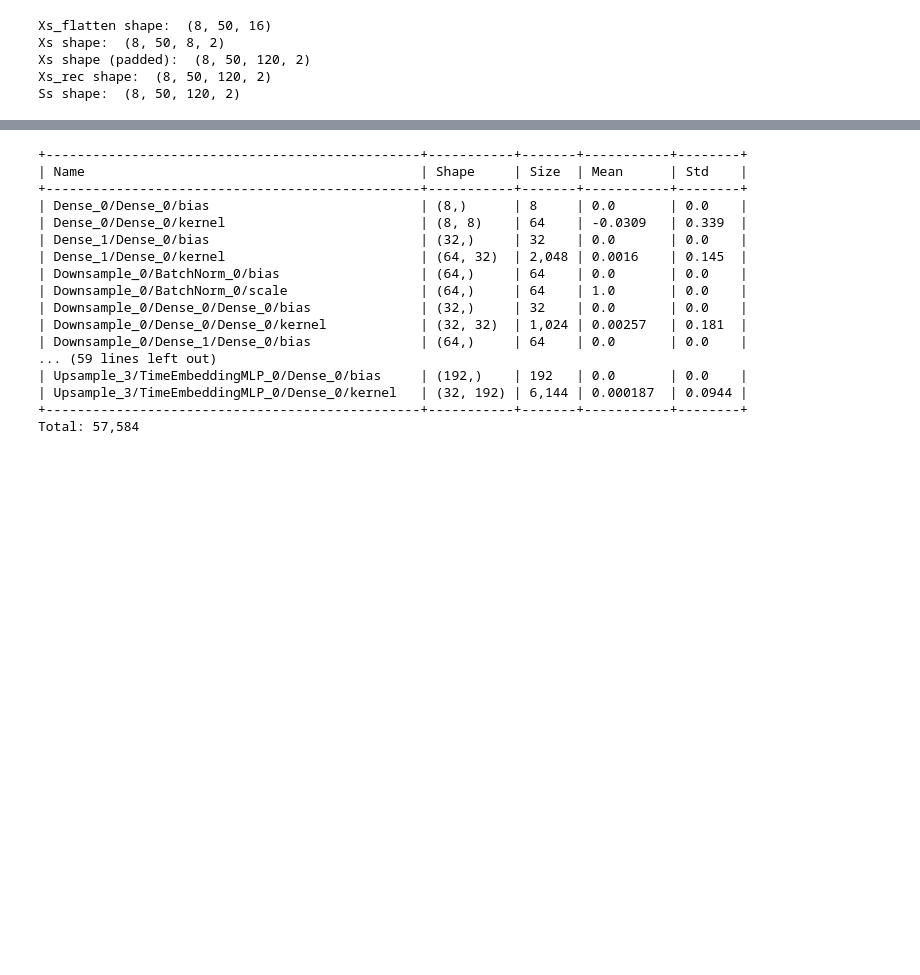
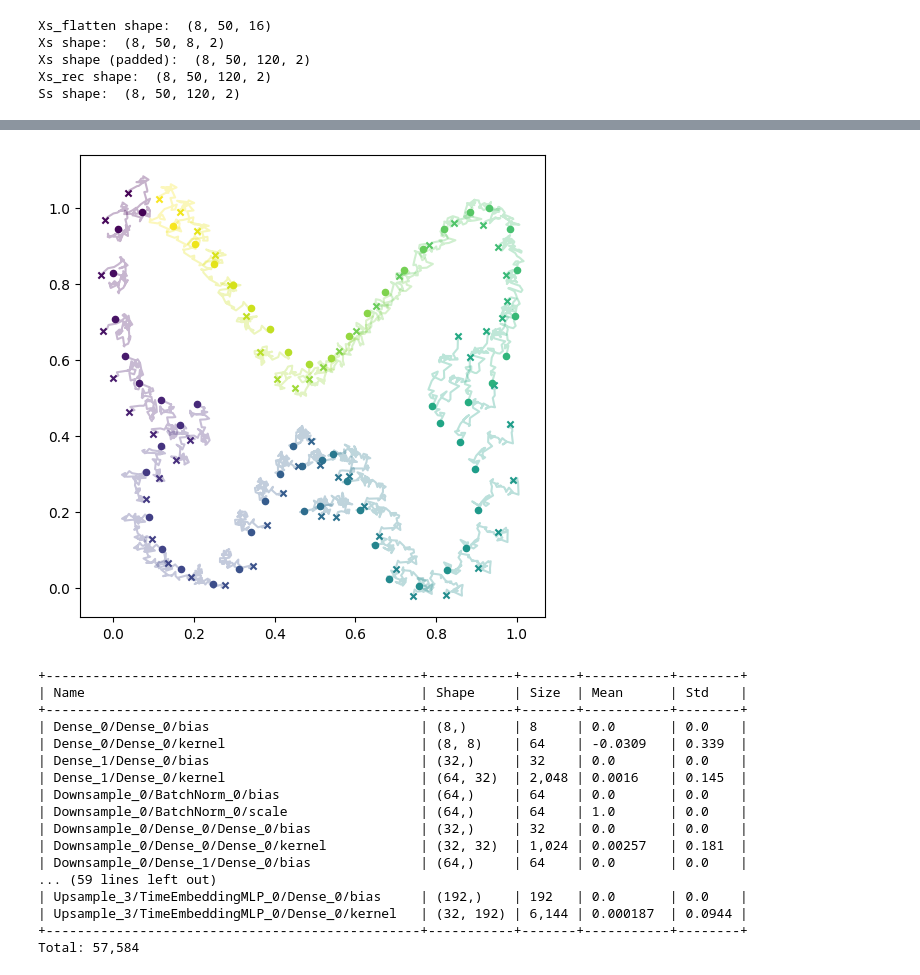
Before and after one commit to libbylbaker/infsdebridge, a Jupyter notebook: sdebridge/notebooks/Cond_QFourier_SM.ipynb, the cells around one changed output, grey strips where cells are left out. Cells and saved outputs as stored; diff of their text form; code cells hidden in the pictures; blank space fills up the shorter version.

```diff
--- a/sdebridge/notebooks/Cond_QFourier_SM.ipynb
+++ b/sdebridge/notebooks/Cond_QFourier_SM.ipynb
@@ -248,3 +229,16 @@ with jax.default_device(jax.devices('cpu')[0]):
+# %%
+sample_idx = 1
+# get the colormap
+cmap = colormaps.get_cmap('viridis')
+colors = cmap(jnp.linspace(0, 1, sde.n_samples))
+plt.figure(figsize=(6, 6))
+with jax.default_device(jax.devices('cpu')[0]):
+    for i in jnp.arange(sde.n_samples)[::2]:
+        plt.scatter(Ss[sample_idx, 0, i, 0], Ss[sample_idx, 0, i, 1], s=20, marker='x', color=colors[i])
+        plt.scatter(Ss[sample_idx, -1, i, 0], Ss[sample_idx, -1, i, 1], s=20, marker='o', color=colors[i])
+        plt.plot(Ss[sample_idx, :, i, 0], Ss[sample_idx, :, i, 1], color=colors[i], alpha=0.3)
+# %% [output]
+[figure, added]
 # %%
 setup_params = {
     "network": {
```
Also changed, not shown: parts of 6 cells of this notebook, 1 other file.
